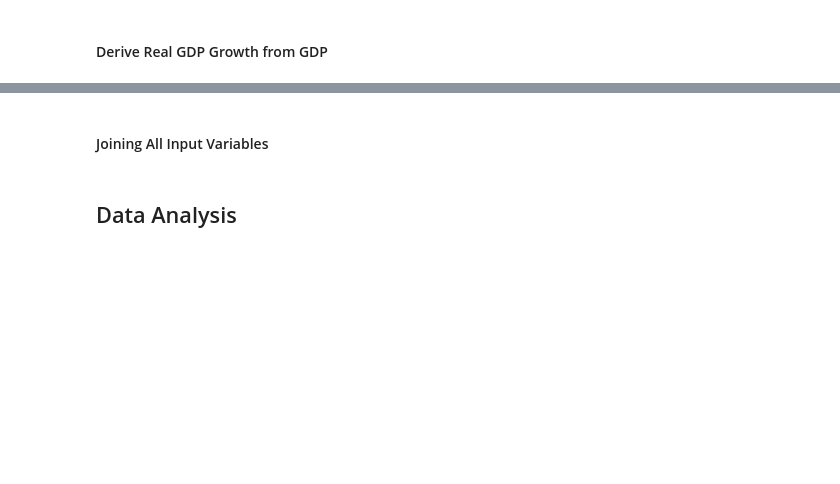
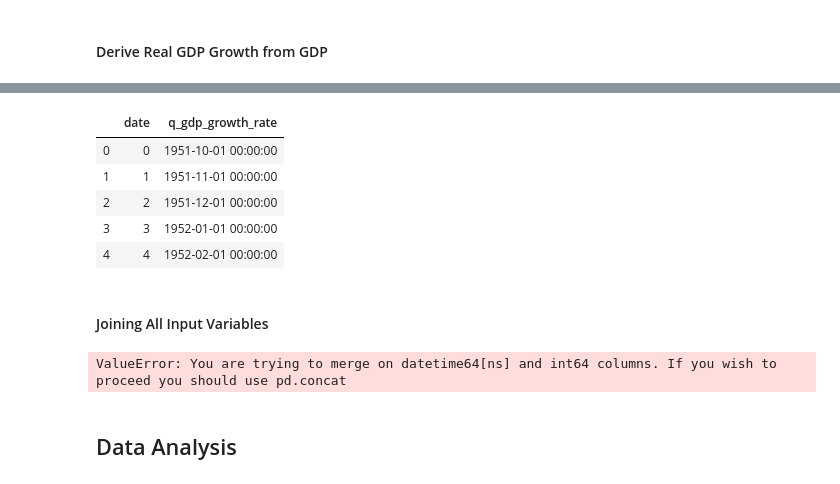
Before and after one commit to jiajunyuan/python-recession-forecaster, a Jupyter notebook: recession_predictor.ipynb, the cells around one changed output, grey strips where cells are left out. Cells and saved outputs as stored; diff of their text form; code cells hidden in the pictures; blank space fills up the shorter version.

```diff
--- a/recession_predictor.ipynb
+++ b/recession_predictor.ipynb
@@ -77,7 +80,7 @@ f_tbill = f.get_series('TB3MS') # assume end of period
 f_cpiu = f.get_series('CPIAUCSL') # assume end of period
 f_payroll = f.get_series('PAYEMS') # assume end of period
 # quarterly data
-f_gdp = f.get_series('GDP') # assume end of period
+f_gdp = f.get_series('GDPC1') # assume end of period
 f_dtoe = f.get_series('NCBCMDPMVCE') # end of period
 f_pinvest = f.get_series('GPDIC1') # assume end of period
 # %% [markdown]
@@ -266,5 +277,7 @@ f_pinvest.loc[:,'pinvest'] = f_pinvest.loc[:,'pinvest'] / f_gdp.loc[:,'gdp']
 # %% [markdown]
 #### Derive Real GDP Growth from GDP
 # %%
-f_gdp['q_gdp_growth_rate'] = f_gdp.loc[:,'gdp'].diff() / f_gdp.loc[:,'gdp'] + 1
-f_gdp['a_gdp_growth_rate'] = f_gdp.loc[:,'q_gdp_growth_rate'] ** 4
+f_date = f_gdp.loc[:,'date']
+f_q_gdp_growth_rate = f_gdp.loc[:,'gdp'].diff() / f_gdp.loc[:,'gdp'] + 1
+f_q_gdp_growth_rate = pd.concat([f_date, f_q_gdp_growth_rate])
+# f_gdp['a_gdp_growth_rate'] = f_gdp.loc[:,'q_gdp_growth_rate'] ** 4
@@ -280,5 +293,20 @@ f_gdp.tail()
+# %%
+f_q_gdp_growth_rate = f_q_gdp_growth_rate.to_frame().reset_index()
+f_q_gdp_growth_rate = f_q_gdp_growth_rate.rename(columns={'index':'date', 0:'q_gdp_growth_rate'})
+# %%
+f_q_gdp_growth_rate.head()
+# %% [output]
+|  | date | q_gdp_growth_rate |
+| 0 | 0 | 1951-10-01 00:00:00 |
+| 1 | 1 | 1951-11-01 00:00:00 |
+| 2 | 2 | 1951-12-01 00:00:00 |
+| 3 | 3 | 1952-01-01 00:00:00 |
+| 4 | 4 | 1952-02-01 00:00:00 |
 # %% [markdown]
 #### Joining All Input Variables
 # %%
-input_var = [f_tbill, f_cpiu, f_payroll, f_dtoe, f_pinvest]
-input_var = reduce(lambda left,right: pd.merge(left,right,on='date'), input_var)
+f_vars = [f_tbill, f_cpiu, f_payroll, f_q_gdp_growth_rate, f_dtoe, f_pinvest]
+f_vars = reduce(lambda left,right: pd.merge(left,right,on='date'), f_vars)
+f_vars = f_vars.set_index('date')
+# %% [output]
+ValueError: You are trying to merge on datetime64[ns] and int64 columns. If you wish to proceed you should use pd.concat
```
Also changed, not shown: parts of 15 cells of this notebook.
